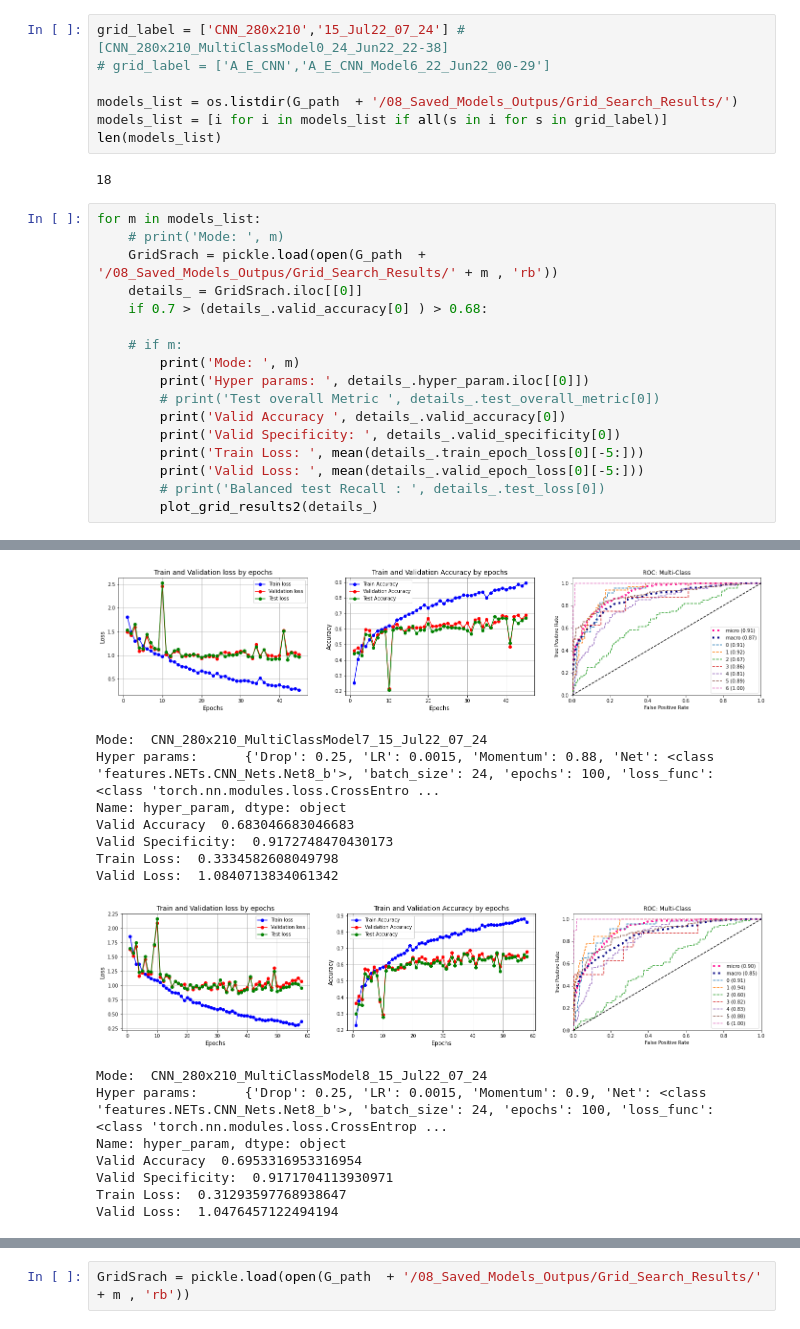
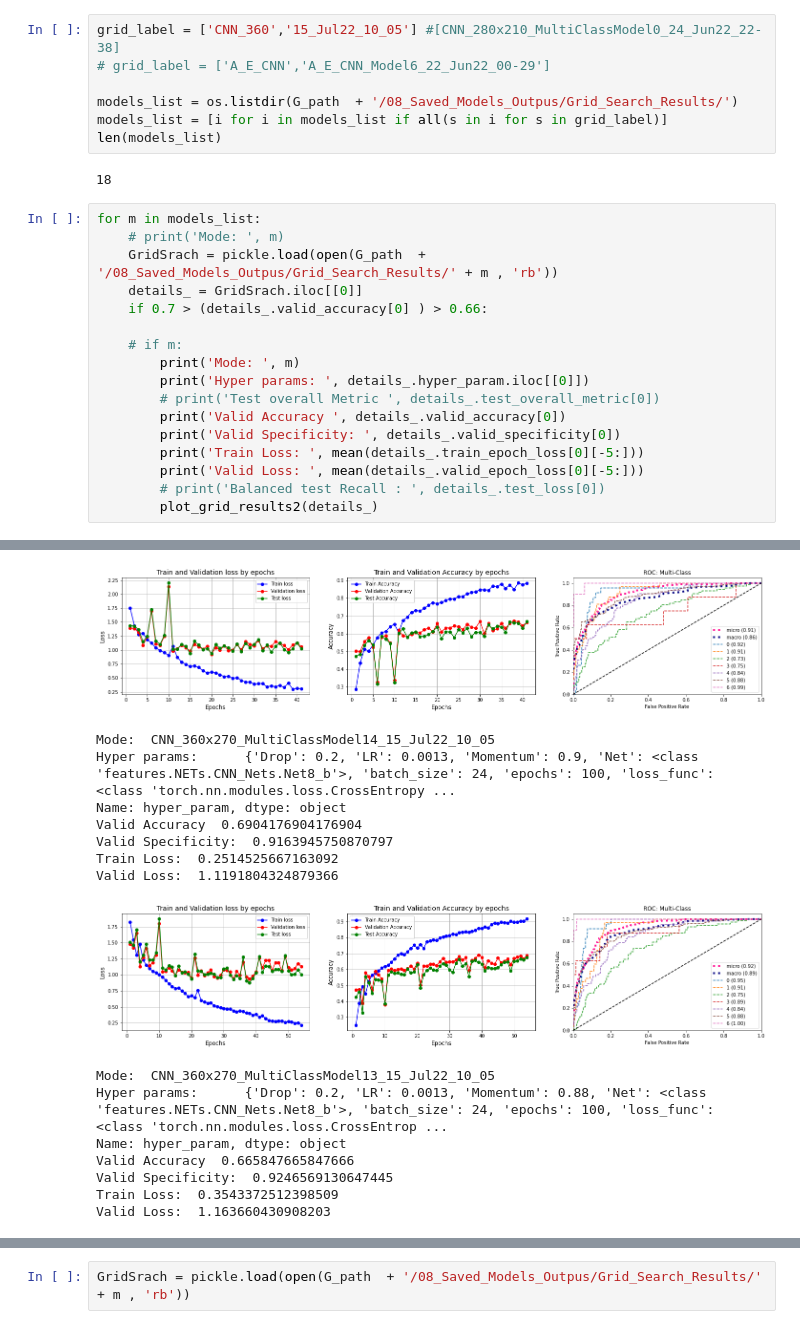
Before and after one commit to sepandms/SkinCare, a Jupyter notebook: GridSearch_Results.ipynb, the cells around one changed output, grey strips where cells are left out. Cells and saved outputs as stored; diff of their text form.

```diff
--- a/GridSearch_Results.ipynb
+++ b/GridSearch_Results.ipynb
@@ -21,7 +21,7 @@ from features.usefull_functions import *
 from features.NETs import *
 from features.Model_Training import *
 # %%
-grid_label = ['CNN_280x210','15_Jul22_07_24'] #[CNN_280x210_MultiClassModel0_24_Jun22_22-38]
+grid_label = ['CNN_360','15_Jul22_10_05'] #[CNN_280x210_MultiClassModel0_24_Jun22_22-38]
 # grid_label = ['A_E_CNN','A_E_CNN_Model6_22_Jun22_00-29']
 
 models_list = os.listdir(G_path  + '/08_Saved_Models_Outpus/Grid_Search_Results/')
@@ -34,7 +34,7 @@ for m in models_list:
     # print('Mode: ', m)
     GridSrach = pickle.load(open(G_path  + '/08_Saved_Models_Outpus/Grid_Search_Results/' + m , 'rb'))
     details_ = GridSrach.iloc[[0]]
-    if 0.7 > (details_.valid_accuracy[0] ) > 0.68:
+    if 0.7 > (details_.valid_accuracy[0] ) > 0.66:
 
     # if m:
         print('Mode: ', m)
@@ -57,16 +57,16 @@ Valid Loss:  1.1414264927892124
-[figure, old version]
+[figure, new version]
-Mode:  CNN_280x210_MultiClassModel7_15_Jul22_07_24
-Hyper params:      {'Drop': 0.25, 'LR': 0.0015, 'Momentum': 0.88, 'Net': <class 'features.NETs.CNN_Nets.Net8_b'>, 'batch_size': 24, 'epochs': 100, 'loss_func': <class 'torch.nn.modules.loss.CrossEntro ...
+Mode:  CNN_360x270_MultiClassModel14_15_Jul22_10_05
+Hyper params:      {'Drop': 0.2, 'LR': 0.0013, 'Momentum': 0.9, 'Net': <class 'features.NETs.CNN_Nets.Net8_b'>, 'batch_size': 24, 'epochs': 100, 'loss_func': <class 'torch.nn.modules.loss.CrossEntropy ...
 Name: hyper_param, dtype: object
-Valid Accuracy  0.683046683046683
-Valid Specificity:  0.9172748470430173
-Train Loss:  0.3334582608049798
-Valid Loss:  1.0840713834061342
+Valid Accuracy  0.6904176904176904
+Valid Specificity:  0.9163945750870797
+Train Loss:  0.2514525667163092
+Valid Loss:  1.1191804324879366
-[figure, old version]
+[figure, new version]
-Mode:  CNN_280x210_MultiClassModel8_15_Jul22_07_24
-Hyper params:      {'Drop': 0.25, 'LR': 0.0015, 'Momentum': 0.9, 'Net': <class 'features.NETs.CNN_Nets.Net8_b'>, 'batch_size': 24, 'epochs': 100, 'loss_func': <class 'torch.nn.modules.loss.CrossEntrop ...
+Mode:  CNN_360x270_MultiClassModel13_15_Jul22_10_05
+Hyper params:      {'Drop': 0.2, 'LR': 0.0013, 'Momentum': 0.88, 'Net': <class 'features.NETs.CNN_Nets.Net8_b'>, 'batch_size': 24, 'epochs': 100, 'loss_func': <class 'torch.nn.modules.loss.CrossEntrop ...
 Name: hyper_param, dtype: object
-Valid Accuracy  0.6953316953316954
-Valid Specificity:  0.9171704113930971
-Train Loss:  0.31293597768938647
-Valid Loss:  1.0476457122494194
+Valid Accuracy  0.665847665847666
+Valid Specificity:  0.9246569130647445
+Train Loss:  0.3543372512398509
+Valid Loss:  1.163660430908203
```
Also changed, not shown: parts of 1 cell of this notebook, 5 other files.
